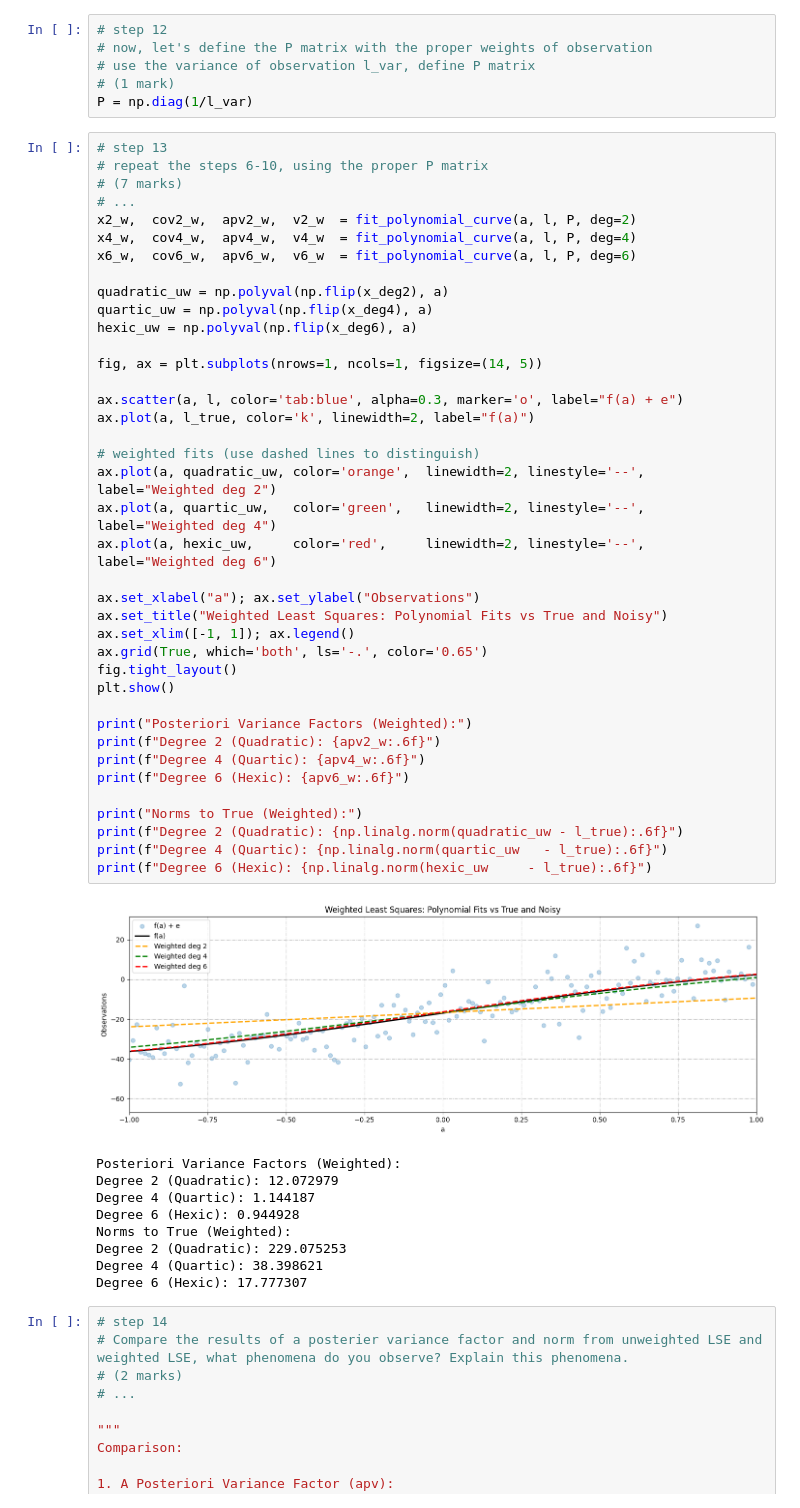
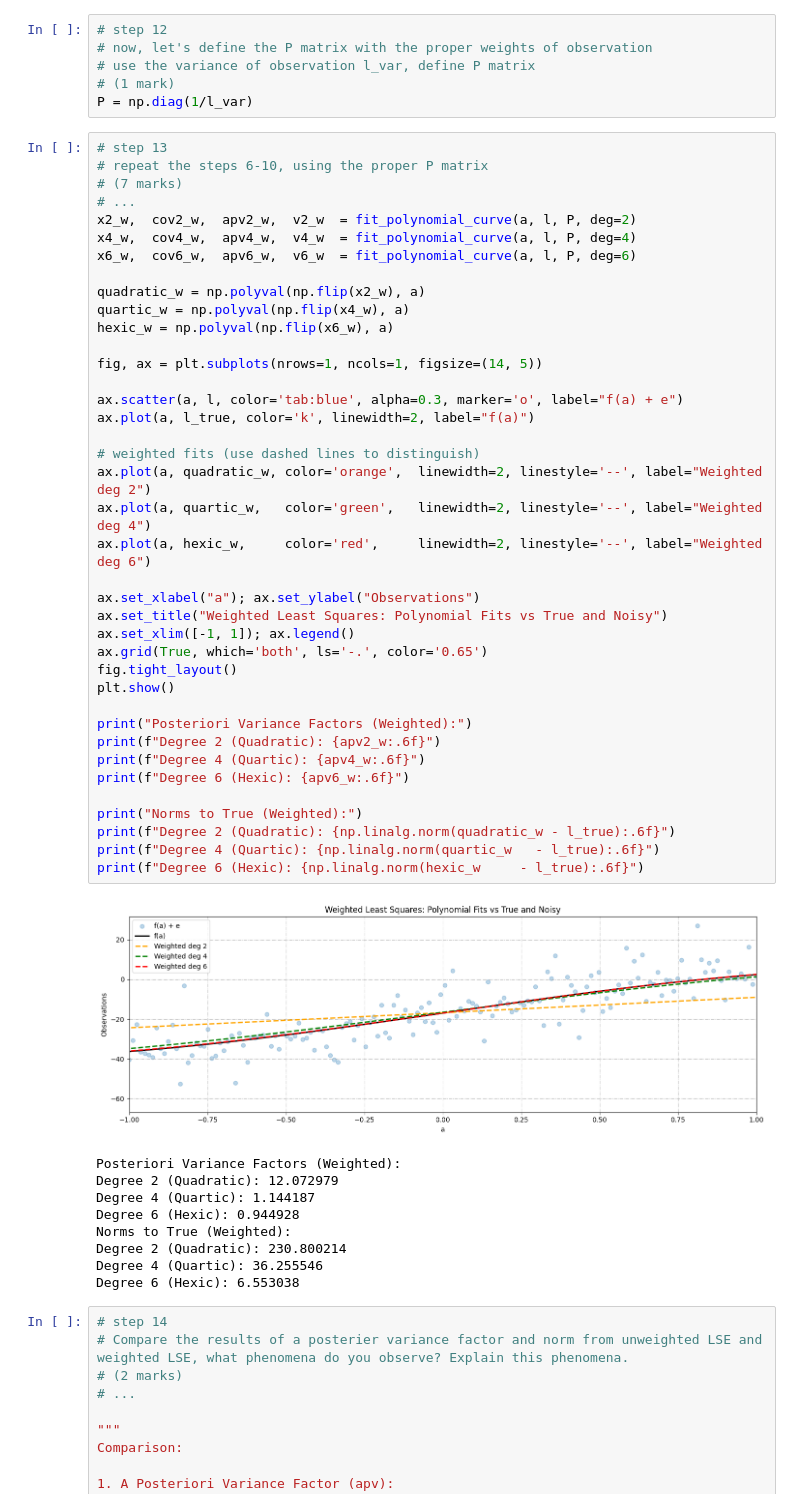
Before and after one commit to StephenNduba/ENGG680_2025_Fall, a Jupyter notebook: Lab_Assignment1/Assignment1.ipynb, the cells around one changed output. Saved outputs shown, nothing was run; the diff lists cells and outputs as text.

```diff
--- a/Lab_Assignment1/Assignment1.ipynb
+++ b/Lab_Assignment1/Assignment1.ipynb
@@ -916,51 +916,51 @@ P = np.diag(1/l_var)
 # step 13
 # repeat the steps 6-10, using the proper P matrix
 # (7 marks)
 # ...
 x2_w,  cov2_w,  apv2_w,  v2_w  = fit_polynomial_curve(a, l, P, deg=2)
 x4_w,  cov4_w,  apv4_w,  v4_w  = fit_polynomial_curve(a, l, P, deg=4)
 x6_w,  cov6_w,  apv6_w,  v6_w  = fit_polynomial_curve(a, l, P, deg=6)
 
-quadratic_uw = np.polyval(np.flip(x_deg2), a)
-quartic_uw = np.polyval(np.flip(x_deg4), a)
-hexic_uw = np.polyval(np.flip(x_deg6), a)
+quadratic_w = np.polyval(np.flip(x2_w), a)
+quartic_w = np.polyval(np.flip(x4_w), a)
+hexic_w = np.polyval(np.flip(x6_w), a)
 
 fig, ax = plt.subplots(nrows=1, ncols=1, figsize=(14, 5))
 
 ax.scatter(a, l, color='tab:blue', alpha=0.3, marker='o', label="f(a) + e")
 ax.plot(a, l_true, color='k', linewidth=2, label="f(a)")
 
 # weighted fits (use dashed lines to distinguish)
-ax.plot(a, quadratic_uw, color='orange',  linewidth=2, linestyle='--', label="Weighted deg 2")
-ax.plot(a, quartic_uw,   color='green',   linewidth=2, linestyle='--', label="Weighted deg 4")
-ax.plot(a, hexic_uw,     color='red',     linewidth=2, linestyle='--', label="Weighted deg 6")
+ax.plot(a, quadratic_w, color='orange',  linewidth=2, linestyle='--', label="Weighted deg 2")
+ax.plot(a, quartic_w,   color='green',   linewidth=2, linestyle='--', label="Weighted deg 4")
+ax.plot(a, hexic_w,     color='red',     linewidth=2, linestyle='--', label="Weighted deg 6")
 
 ax.set_xlabel("a"); ax.set_ylabel("Observations")
 ax.set_title("Weighted Least Squares: Polynomial Fits vs True and Noisy")
 ax.set_xlim([-1, 1]); ax.legend()
 ax.grid(True, which='both', ls='-.', color='0.65')
 fig.tight_layout()
 plt.show()
 
 print("Posteriori Variance Factors (Weighted):")
 print(f"Degree 2 (Quadratic): {apv2_w:.6f}")
 print(f"Degree 4 (Quartic): {apv4_w:.6f}")
 print(f"Degree 6 (Hexic): {apv6_w:.6f}")
 
 print("Norms to True (Weighted):")
-print(f"Degree 2 (Quadratic): {np.linalg.norm(quadratic_uw - l_true):.6f}")
-print(f"Degree 4 (Quartic): {np.linalg.norm(quartic_uw   - l_true):.6f}")
-print(f"Degree 6 (Hexic): {np.linalg.norm(hexic_uw     - l_true):.6f}")
+print(f"Degree 2 (Quadratic): {np.linalg.norm(quadratic_w - l_true):.6f}")
+print(f"Degree 4 (Quartic): {np.linalg.norm(quartic_w   - l_true):.6f}")
+print(f"Degree 6 (Hexic): {np.linalg.norm(hexic_w     - l_true):.6f}")
 # %% [output]
-[figure, old version]
+[figure, new version]
 Posteriori Variance Factors (Weighted):
 Degree 2 (Quadratic): 12.072979
 Degree 4 (Quartic): 1.144187
 Degree 6 (Hexic): 0.944928
 Norms to True (Weighted):
-Degree 2 (Quadratic): 229.075253
-Degree 4 (Quartic): 38.398621
-Degree 6 (Hexic): 17.777307
+Degree 2 (Quadratic): 230.800214
+Degree 4 (Quartic): 36.255546
+Degree 6 (Hexic): 6.553038
 # %%
 # step 14
 # Compare the results of a posterier variance factor and norm from unweighted LSE and weighted LSE, what phenomena do you observe? Explain this phenomena.
```
